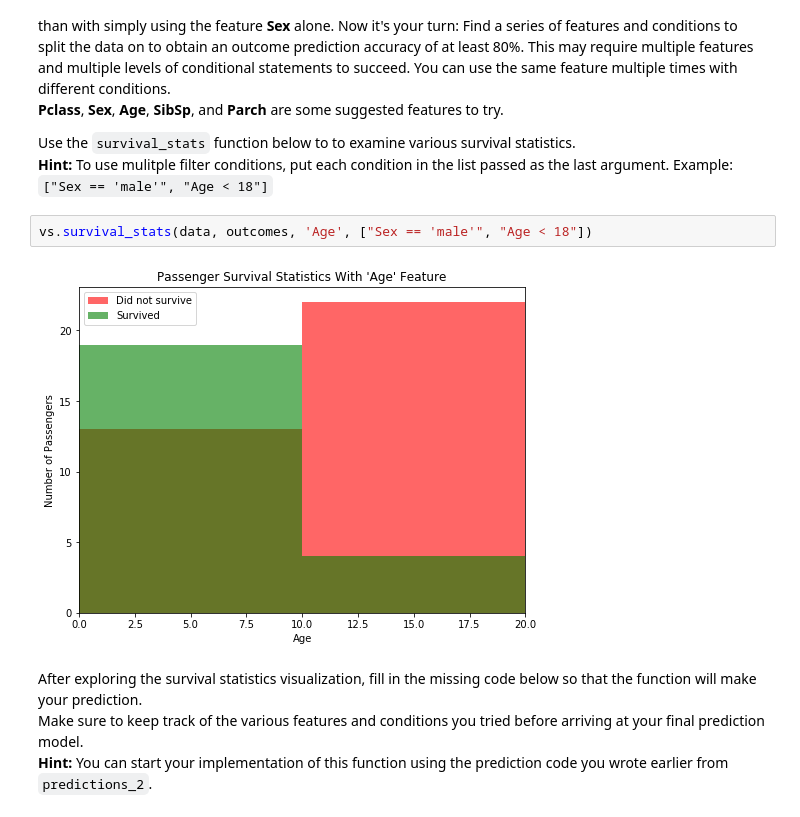
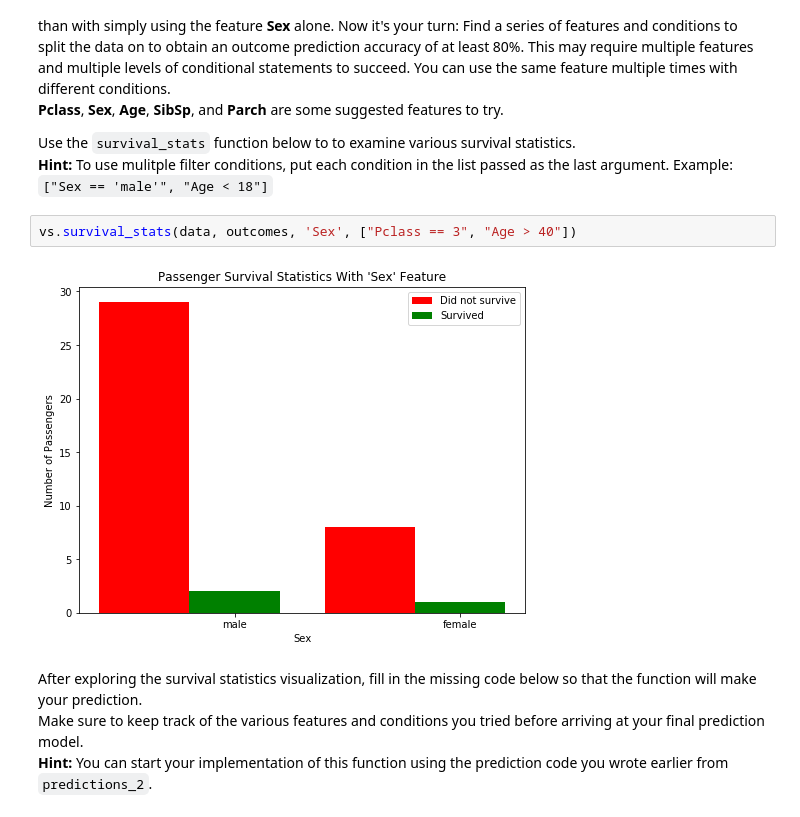
Before and after one commit to DinaDutta/Titanic-Survival, a Jupyter notebook: titanic_survival_exploration.ipynb, the cells around one changed output. Drawn from its saved outputs; the diff is of its cells as text.

```diff
--- a/titanic_survival_exploration.ipynb
+++ b/titanic_survival_exploration.ipynb
@@ -214,9 +222,9 @@ Adding the feature **Age** as a condition in conjunction with **Sex** improves t
 Use the `survival_stats` function below to to examine various survival statistics.
 **Hint:** To use mulitple filter conditions, put each condition in the list passed as the last argument. Example: `["Sex == 'male'", "Age < 18"]`
 # %%
-vs.survival_stats(data, outcomes, 'Age', ["Sex == 'male'", "Age < 18"])
+vs.survival_stats(data, outcomes, 'Sex', ["Pclass == 3", "Age > 40"])
 # %% [output]
-[figure, old version]
+[figure, new version]
 # %% [markdown]
 After exploring the survival statistics visualization, fill in the missing code below so that the function will make your prediction.
 Make sure to keep track of the various features and conditions you tried before arriving at your final prediction model.
```
Also changed, not shown: parts of 18 cells of this notebook.
